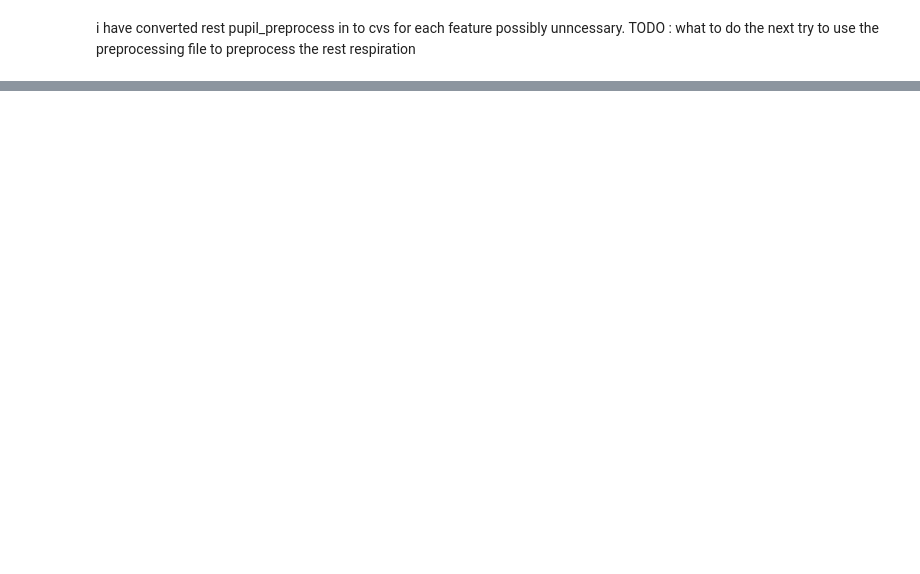
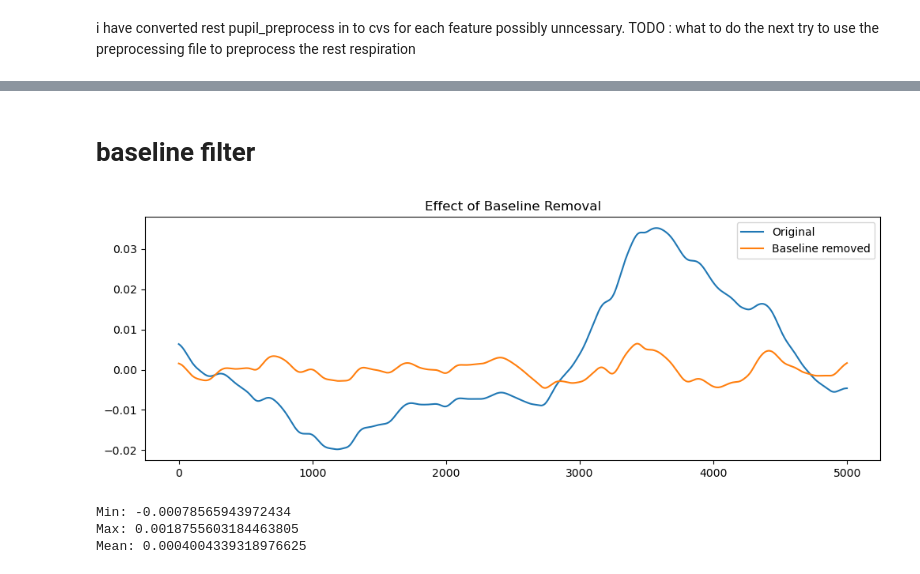
Before and after one commit to sssabere/Modeling_Breathing_Signals-, a Jupyter notebook: study1/Resting.ipynb, the cells around one changed output, grey strips where cells are left out. Saved outputs shown, nothing was run; the diff lists cells and outputs as text; code cells hidden in the pictures; blank space fills up the shorter version.

```diff
--- a/study1/Resting.ipynb
+++ b/study1/Resting.ipynb
@@ -225,0 +277,25 @@ SyntaxError: (unicode error) 'unicodeescape' codec can't decode bytes in positio
+# %%
+import scipy.signal as sgn
+# https://github.com/antonior92/ecg-preprocessing/blob/64a2715b15ea5ee1a482e5319d2cbaf45edef6f4/ecgprep/preprocess.py#L30C1-L40C15
+def remove_baseline_filter(sample_rate):
+    fc = 0.8   # Hz cutoff
+    fst = 0.2  # Hz stopband edge
+    rp = 0.5   # dB passband ripple
+    rs = 40    # dB stopband attenuation
+
+    wn = fc / (sample_rate / 2)
+    wst = fst / (sample_rate / 2)
+
+    order, _ = sgn.ellipord(wn, wst, rp, rs)
+    sos = sgn.iirfilter(order, wn, rp, rs, btype="high", ftype="ellip", output="sos")
+    return sos
+
+
+import numpy as np
+
+# ecg is shape (1, N)
+sos = remove_baseline_filter(sample_rate=fs)
+print( sos.shape)
+# filter along the last axis (time)
+ecg_baseline_removed = sgn.sosfiltfilt(sos, ecg, axis=-1)
+print("ecg_60 shape:", ecg_baseline_removed)
@@ -225,0 +344,19 @@ SyntaxError: (unicode error) 'unicodeescape' codec can't decode bytes in positio
+# %% [markdown]
+# baseline filter
+# %%
+plt.figure(figsize=(12,4))
+plt.plot(ecg[0, :5000], label="Original")
+plt.plot(ecg_baseline_removed[0, :5000], label="Baseline removed")
+plt.legend()
+plt.title("Effect of Baseline Removal")
+plt.show()
+# %% [output]
+[figure, added]
+# %%
+print("Min:", np.min(ecg_60))
+print("Max:", np.max(ecg_60))
+print("Mean:", np.mean(ecg_60))
+# %% [output]
+Min: -0.00078565943972434
+Max: 0.0018755603184463805
+Mean: 0.0004004339318976625
```
Also changed, not shown: parts of 24 cells of this notebook, 1 other file.
